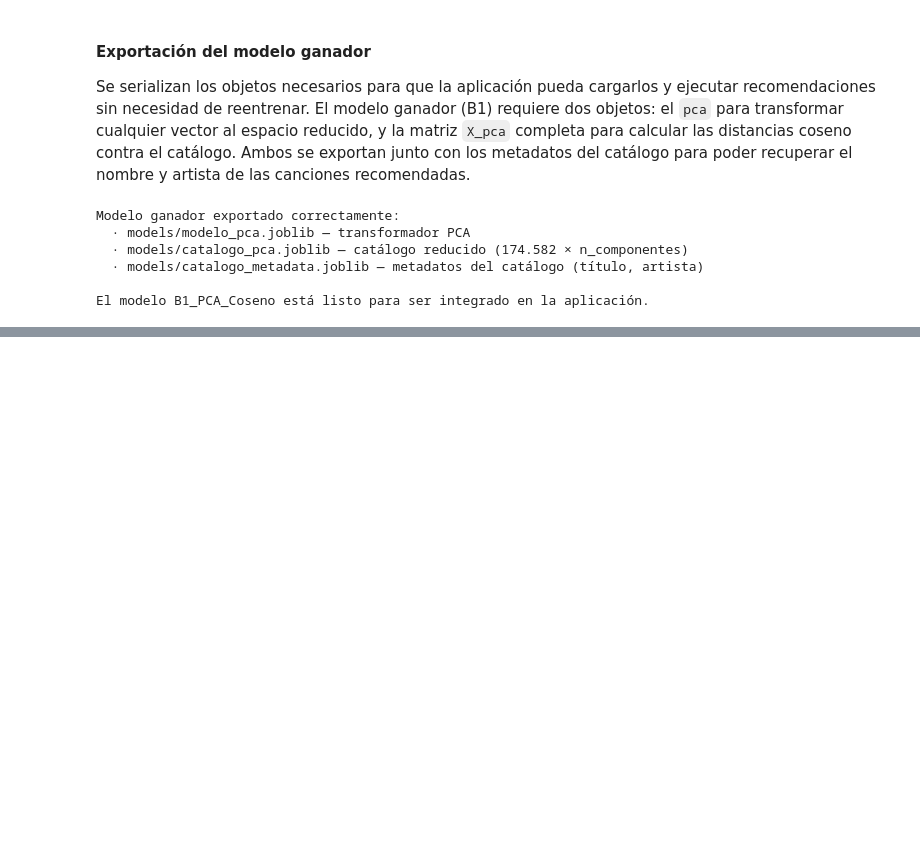
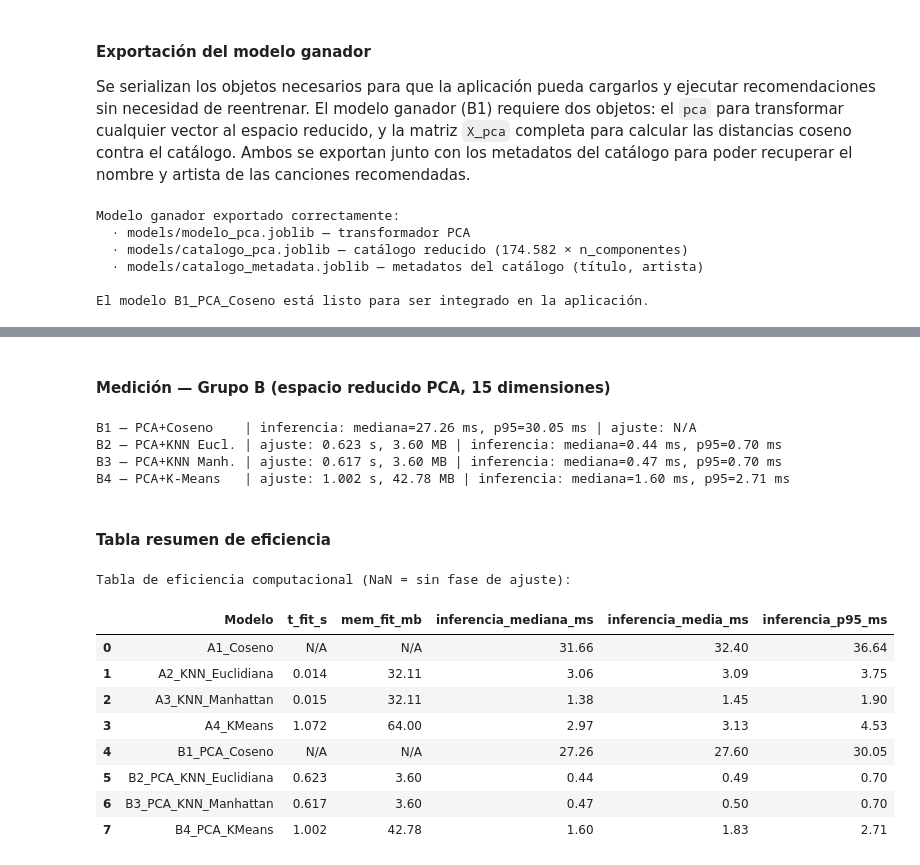
Before and after one commit to nernunnzar/music-recommendation-system, a Jupyter notebook: 04_Modelos_Recomendacion.ipynb, the cells around one changed output, grey strips where cells are left out. Saved outputs shown, nothing was run; the diff lists cells and outputs as text; code cells hidden in the pictures; blank space fills up the shorter version.

```diff
--- a/04_Modelos_Recomendacion.ipynb
+++ b/04_Modelos_Recomendacion.ipynb
@@ -909,0 +1010,63 @@ El modelo B1_PCA_Coseno está listo para ser integrado en la aplicación.
+# %% [markdown]
+#### **Medición — Grupo B (espacio reducido PCA, 15 dimensiones)**
+# %%
+# B1 - PCA + Similitud del Coseno (sin fase de ajuste)
+med, mean, p95 = medir_inferencia(recomendar_coseno_pca, queries_pca)
+eficiencia['B1_PCA_Coseno'] = (NA, NA, med, mean, p95)
+print(f"B1 — PCA+Coseno    | inferencia: mediana={med:.2f} ms, p95={p95:.2f} ms | ajuste: N/A")
+
+# B2 - PCA + KNN Euclidiana
+_, t_fit, mem = medir_fit(
+    lambda: NearestNeighbors(n_neighbors=6, metric='euclidean', algorithm='auto').fit(X_pca)
+)
+med, mean, p95 = medir_inferencia(recomendar_knn_euclidean_pca, queries_pca)
+eficiencia['B2_PCA_KNN_Euclidiana'] = (t_fit, mem, med, mean, p95)
+print(f"B2 — PCA+KNN Eucl. | ajuste: {t_fit:.3f} s, {mem:.2f} MB | inferencia: mediana={med:.2f} ms, p95={p95:.2f} ms")
+
+# B3 - PCA + KNN Manhattan
+_, t_fit, mem = medir_fit(
+    lambda: NearestNeighbors(n_neighbors=6, metric='manhattan', algorithm='auto').fit(X_pca)
+)
+med, mean, p95 = medir_inferencia(recomendar_knn_manhattan_pca, queries_pca)
+eficiencia['B3_PCA_KNN_Manhattan'] = (t_fit, mem, med, mean, p95)
+print(f"B3 — PCA+KNN Manh. | ajuste: {t_fit:.3f} s, {mem:.2f} MB | inferencia: mediana={med:.2f} ms, p95={p95:.2f} ms")
+
+# B4 - PCA + K-Means
+_, t_fit, mem = medir_fit(
+    lambda: KMeans(n_clusters=K_OPTIMO, random_state=RANDOM_STATE, n_init='auto').fit(X_pca)
+)
+med, mean, p95 = medir_inferencia(recomendar_kmeans_pca, queries_pca)
+eficiencia['B4_PCA_KMeans'] = (t_fit, mem, med, mean, p95)
+print(f"B4 — PCA+K-Means   | ajuste: {t_fit:.3f} s, {mem:.2f} MB | inferencia: mediana={med:.2f} ms, p95={p95:.2f} ms")
+# %% [output]
+B1 — PCA+Coseno    | inferencia: mediana=27.26 ms, p95=30.05 ms | ajuste: N/A
+B2 — PCA+KNN Eucl. | ajuste: 0.623 s, 3.60 MB | inferencia: mediana=0.44 ms, p95=0.70 ms
+B3 — PCA+KNN Manh. | ajuste: 0.617 s, 3.60 MB | inferencia: mediana=0.47 ms, p95=0.70 ms
+B4 — PCA+K-Means   | ajuste: 1.002 s, 42.78 MB | inferencia: mediana=1.60 ms, p95=2.71 ms
+# %% [markdown]
+#### **Tabla resumen de eficiencia**
+# %%
+df_eficiencia = pd.DataFrame(
+    [(k, *v) for k, v in eficiencia.items()],
+    columns=['Modelo', 't_fit_s', 'mem_fit_mb',
+             'inferencia_mediana_ms', 'inferencia_media_ms', 'inferencia_p95_ms']
+)
+
+print("Tabla de eficiencia computacional (NaN = sin fase de ajuste):\n")
+df_eficiencia.style\
+    .format({'t_fit_s': '{:.3f}', 'mem_fit_mb': '{:.2f}',
+             'inferencia_mediana_ms': '{:.2f}',
+             'inferencia_media_ms': '{:.2f}',
+             'inferencia_p95_ms': '{:.2f}'}, na_rep='N/A')\
+    .background_gradient(subset=['inferencia_mediana_ms'], cmap='RdYlGn_r')
+# %% [output]
+Tabla de eficiencia computacional (NaN = sin fase de ajuste):
+|  | Modelo | t_fit_s | mem_fit_mb | inferencia_mediana_ms | inferencia_media_ms | inferencia_p95_ms |
+| 0 | A1_Coseno | N/A | N/A | 31.66 | 32.40 | 36.64 |
+| 1 | A2_KNN_Euclidiana | 0.014 | 32.11 | 3.06 | 3.09 | 3.75 |
+| 2 | A3_KNN_Manhattan | 0.015 | 32.11 | 1.38 | 1.45 | 1.90 |
+| 3 | A4_KMeans | 1.072 | 64.00 | 2.97 | 3.13 | 4.53 |
+| 4 | B1_PCA_Coseno | N/A | N/A | 27.26 | 27.60 | 30.05 |
+| 5 | B2_PCA_KNN_Euclidiana | 0.623 | 3.60 | 0.44 | 0.49 | 0.70 |
+| 6 | B3_PCA_KNN_Manhattan | 0.617 | 3.60 | 0.47 | 0.50 | 0.70 |
+| 7 | B4_PCA_KMeans | 1.002 | 42.78 | 1.60 | 1.83 | 2.71 |
```
Also changed, not shown: parts of 15 cells of this notebook, 2 other files.
